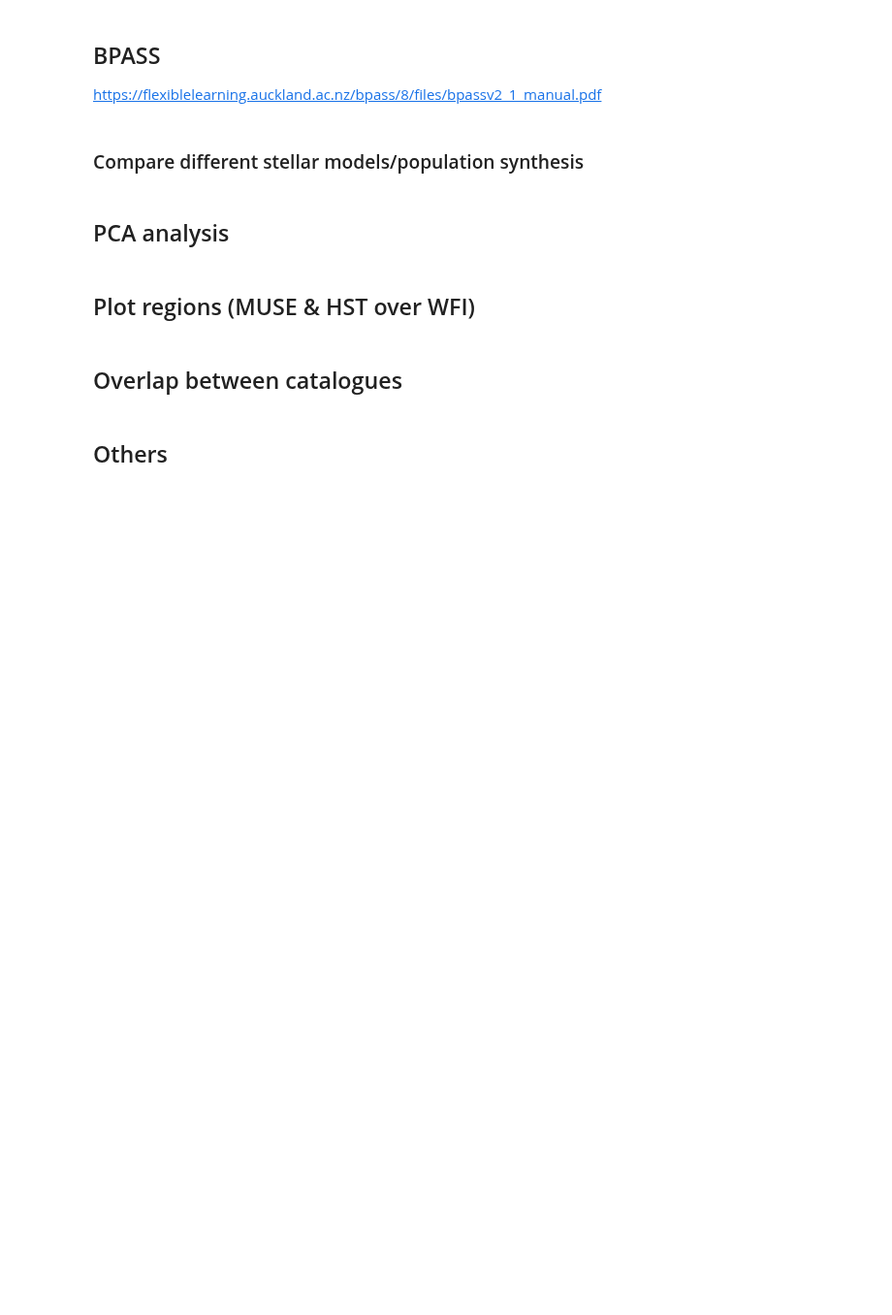
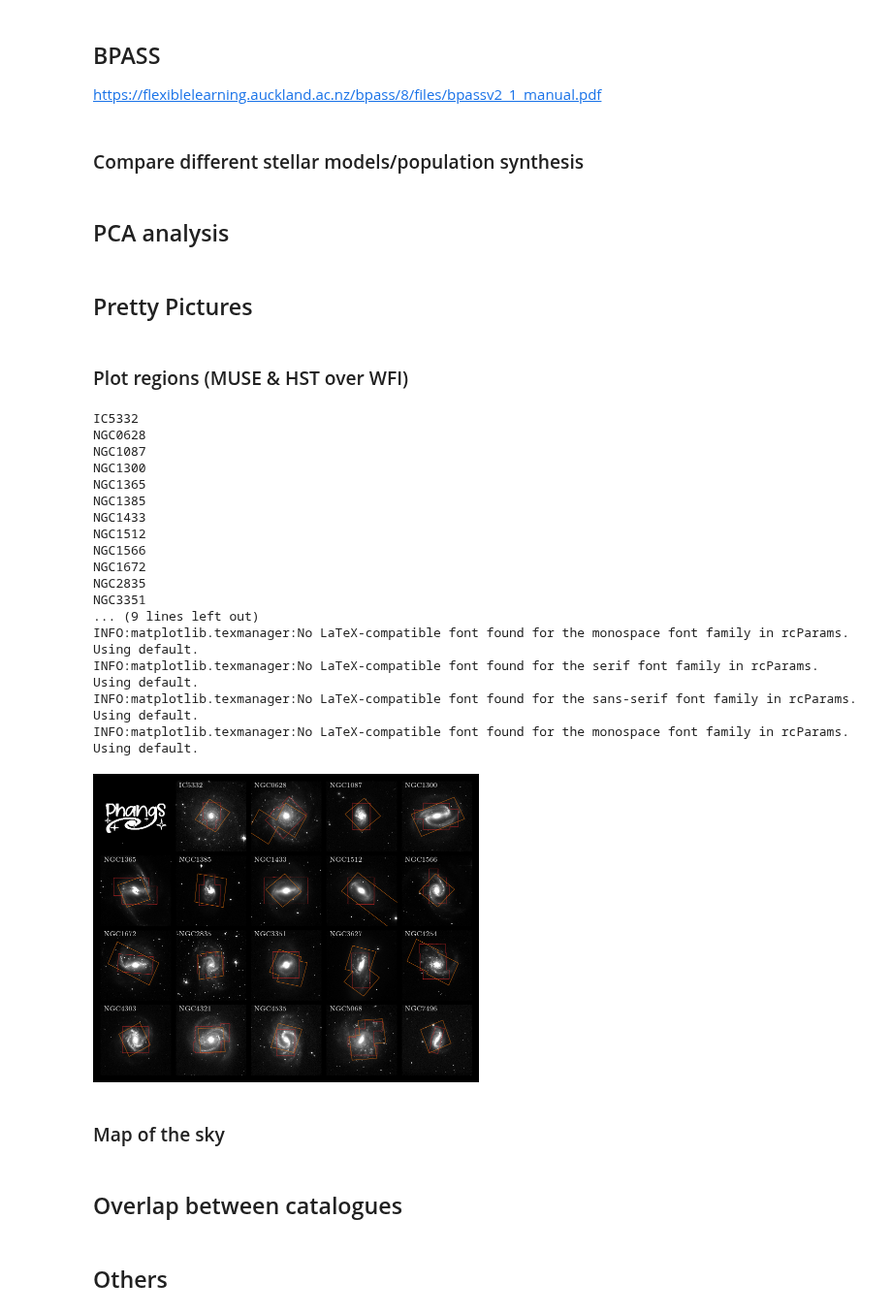
Before and after one commit to fschmnn/gas-around-stars, a Jupyter notebook: notebooks/Project2 Clusters+HII-Regions Multi.ipynb, the cells around one changed output. Shown at 97% size. Cells and saved outputs as stored; diff of their text form; code cells hidden in the pictures; blank space fills up the shorter version.

```diff
--- a/notebooks/Project2 Clusters+HII-Regions Multi.ipynb
+++ b/notebooks/Project2 Clusters+HII-Regions Multi.ipynb
@@ -1111,2 +544,0 @@ is this bad? it could mean that what we observe is due to an age dependance of f
-# %%
-tmp = tmp[(tmp['fesc']-tmp['fesc_HaFUV'])/tmp['fesc']<0.2]
@@ -3012,5 +2321,0 @@ plt.show()
-# %%
-from starburst import Cluster, find_model, make_folder, list_available_models
-
-cluster = Cluster(stellar_model='GENEVAv40',metallicity=0.014)
-cluster.measure_FUV()
@@ -3253,25 +2323,0 @@ find_closest_point_on_curve(([3,7,12],[8,14,8]),
-# %%
-divider  = 'age'
-columns  = ['density','temperature','logq_D91','Delta_met_scal']
-limits   = {'Delta_met_scal':(-0.1,0.1),'logq_D91':(6,8),
-            'density':(0,120),'temperature':(0,1.2e4)}
-
-criteria  = (catalogue['mass']>1e4)
-criteria &= (catalogue['overlap_neb']>0.1)
-criteria &= (catalogue['overlap_asc']>0.9)
-criteria &= ~np.isnan(catalogue[divider])
-
-fig,axes=plt.subplots(ncols=len(columns),figsize=(two_column,two_column/len(columns)))
-
-for i,col in enumerate(columns):
-    ax = axes[i]
-
-    tmp = catalogue[criteria & ~np.isnan(catalogue[col])]
-
-    ax.scatter(tmp['age_new'],tmp[col])
-    ax.set(ylim=limits[col],xlabel='age',ylabel=col.replace('_',''))
-
-
-axes[0].legend()
-
-plt.show()
@@ -3630,8 +2522,10 @@ ax.scatter(principal_hiiregion_Df.loc[idx,'principal component 1'],
 
 ax.set(xlabel='PCA-1',ylabel='PCA-2')
 plt.show()
+# %% [markdown]
+## Pretty Pictures
 # %% [markdown]
-## Plot regions (MUSE & HST over WFI)
+### Plot regions (MUSE & HST over WFI)
 # %%
 from astropy.nddata import Cutout2D
 from cluster.regions import find_sky_region
@@ -3687,38 +2581,57 @@ for name in sorted(sample):
     if name in hst_sample:
         reg_hst_pix, reg_hst_sky = find_sky_region(hst_whitelight.mask.astype(int),wcs=hst_whitelight.wcs)
 
     WFI_cutout = Cutout2D(WFI.data,sample_table.loc[name]['SkyCoord'],size=8*u.arcmin,wcs=WFI.wcs)
 
     # project from muse to hst coordinates
     reg_muse_wfi = reg_muse_sky.to_pixel(WFI_cutout.wcs)
     if name in hst_sample:
         reg_hst_wfi  = reg_hst_sky.to_pixel(WFI_cutout.wcs)
 
     ax = next(axes_iter)
 
     # plot image
     norm = simple_norm(WFI_cutout.data,clip=False,percent=99)
     ax.imshow(WFI_cutout.data,norm=norm,cmap=plt.cm.gray,origin='lower')
 
-    reg_muse_wfi.plot(ax=ax,ec='tab:red',label='MUSE',lw=0.5)
+    reg_muse_wfi.plot(ax=ax,ec='tab:red',label='MUSE',lw=0.3)
     if name in hst_sample:
-        reg_hst_wfi.plot(ax=ax,ec='tab:orange',label='HST',lw=0.5)
-    t = ax.text(0.05,0.91,name, transform=ax.transAxes,color='black',fontsize=7)
-    t.set_bbox(dict(facecolor='white', alpha=1, ec='white'))
+        reg_hst_wfi.plot(ax=ax,ec='tab:orange',label='HST',lw=0.3)
+    t = ax.text(0.05,0.91,name, transform=ax.transAxes,color='white',fontsize=7)
+    #t.set_bbox(dict(facecolor='white', alpha=1, ec='white'))
 
     ax.set_xticks([])
     ax.set_yticks([])
 
 for i in range(nrows*ncols-len(sample)-1):
 
     # remove the empty axes at the bottom
     ax = next(axes_iter)
     ax.remove()
 
 plt.subplots_adjust(wspace=-0.01,hspace=0.05)
-plt.savefig(basedir/'reports'/'all_objects.jpg',facecolor='black',dpi=300)
+plt.savefig(basedir/'reports'/'wfi_and_footprints.jpg',facecolor='black',dpi=600)
 
 plt.show()
+# %% [output]
+IC5332
+NGC0628
+NGC1087
+NGC1300
+NGC1365
+NGC1385
+NGC1433
+NGC1512
+NGC1566
+NGC1672
+NGC2835
+NGC3351
+... (9 lines left out)
+INFO:matplotlib.texmanager:No LaTeX-compatible font found for the monospace font family in rcParams. Using default.
+INFO:matplotlib.texmanager:No LaTeX-compatible font found for the serif font family in rcParams. Using default.
+INFO:matplotlib.texmanager:No LaTeX-compatible font found for the sans-serif font family in rcParams. Using default.
+INFO:matplotlib.texmanager:No LaTeX-compatible font found for the monospace font family in rcParams. Using default.
+[figure, added]
 # %%
 from astropy.nddata import Cutout2D
 from cluster.regions import find_sky_region
@@ -3826,3 +2739,5 @@ for i in range(nrows*ncols-len(muse_sample)):
 plt.subplots_adjust(wspace=-0.01,hspace=0.05)
 plt.savefig(basedir/'reports'/'all_objects_nebulae.pdf',dpi=600)
 plt.show()
+# %% [markdown]
+### Map of the sky
```
Also changed, not shown: parts of 59 cells of this notebook, 1 other file.
